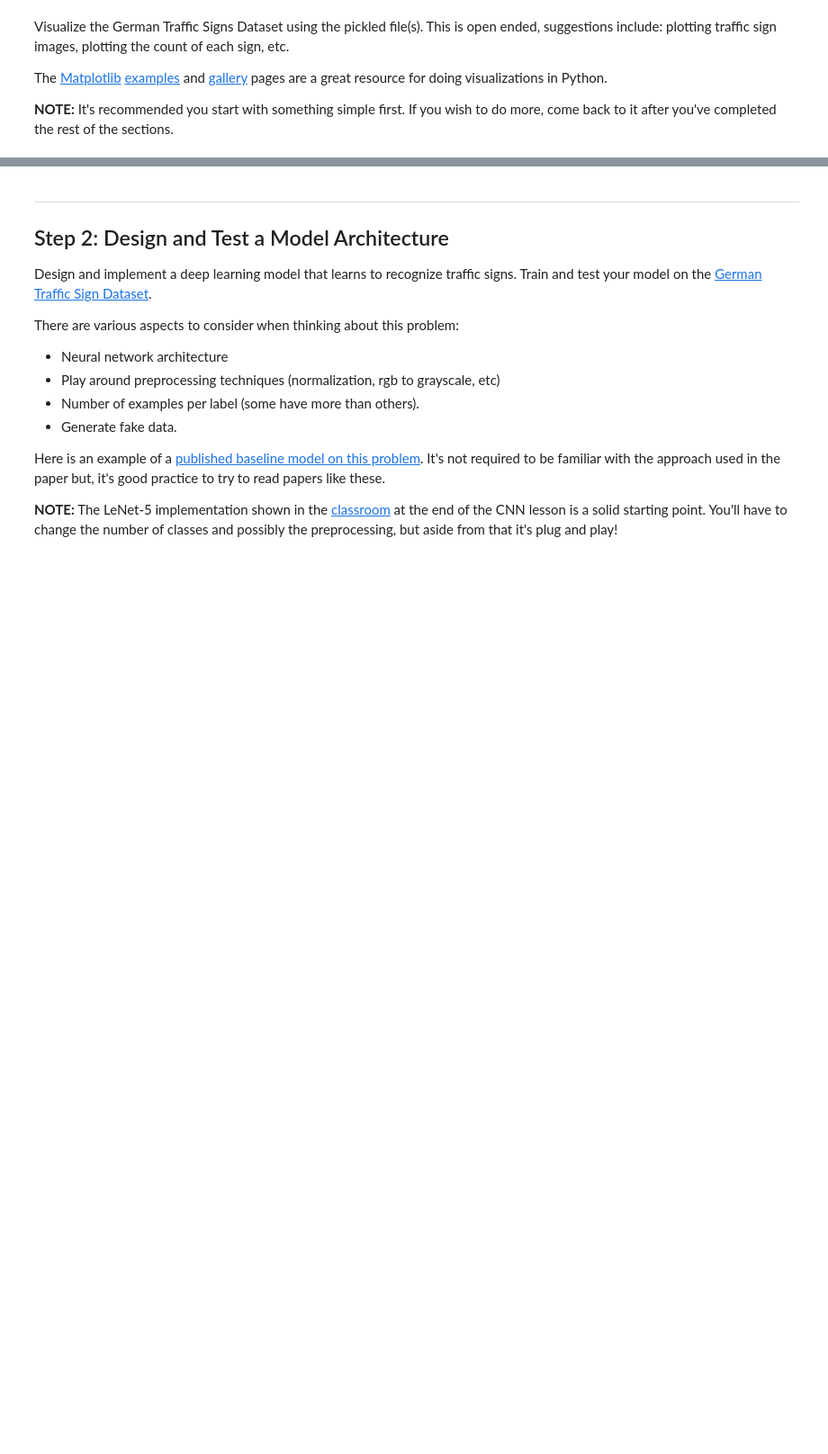
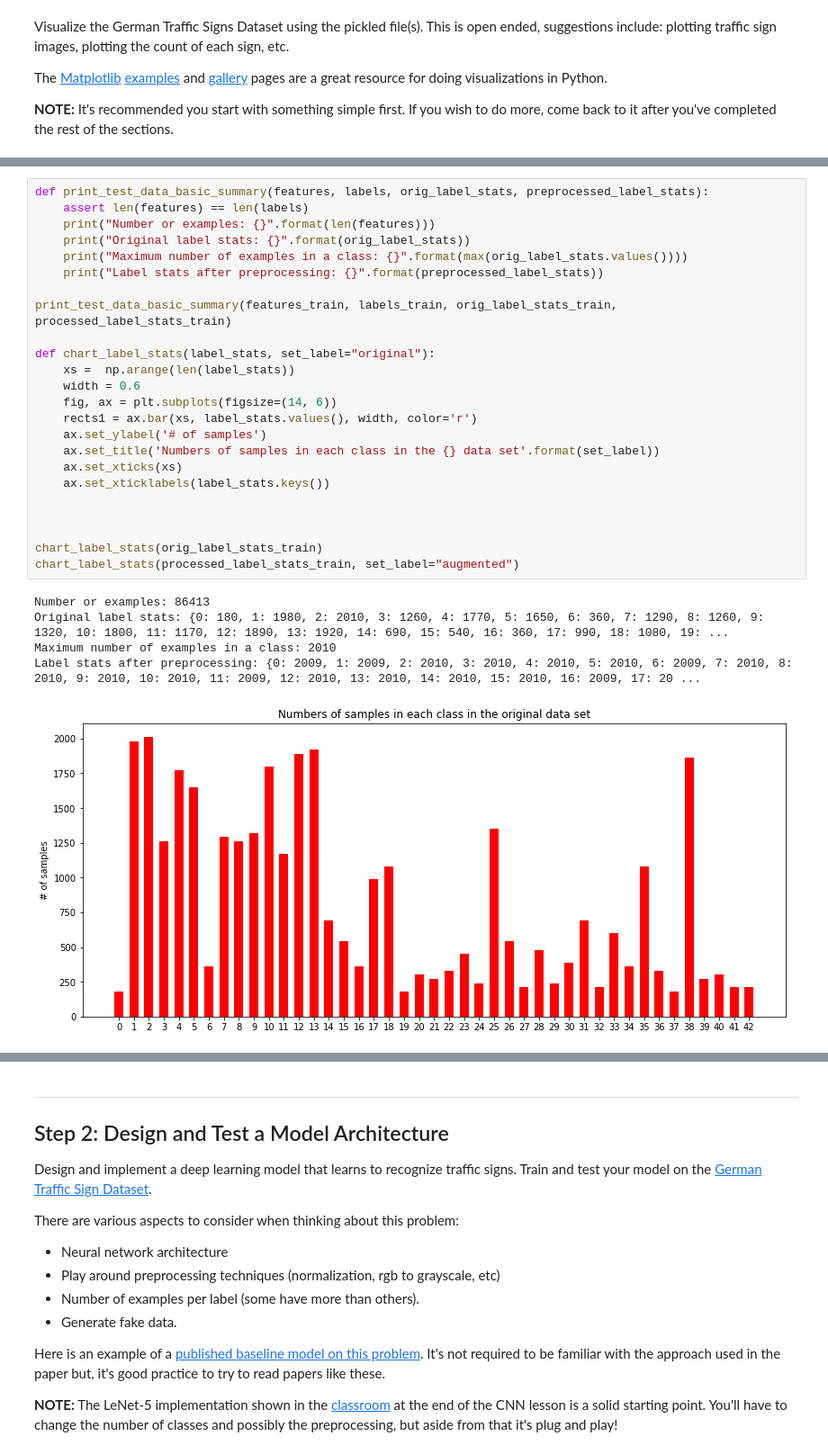
Before and after one commit to jtirila/CarND-Traffic-Sign-Classifier-Project, a Jupyter notebook: Traffic_Sign_Classifier.ipynb, the cells around one changed output, grey strips where cells are left out. Shown at 90% size. Drawn from its saved outputs; the diff is of its cells as text; blank space fills up the shorter version.

```diff
--- a/Traffic_Sign_Classifier.ipynb
+++ b/Traffic_Sign_Classifier.ipynb
@@ -92,0 +186,30 @@ import matplotlib.pyplot as plt
+# %%
+def print_test_data_basic_summary(features, labels, orig_label_stats, preprocessed_label_stats):
+    assert len(features) == len(labels)
+    print("Number or examples: {}".format(len(features)))
+    print("Original label stats: {}".format(orig_label_stats))
+    print("Maximum number of examples in a class: {}".format(max(orig_label_stats.values())))
+    print("Label stats after preprocessing: {}".format(preprocessed_label_stats))
+
+print_test_data_basic_summary(features_train, labels_train, orig_label_stats_train, processed_label_stats_train)
+
+def chart_label_stats(label_stats, set_label="original"):
+    xs =  np.arange(len(label_stats))
+    width = 0.6
+    fig, ax = plt.subplots(figsize=(14, 6))
+    rects1 = ax.bar(xs, label_stats.values(), width, color='r')
+    ax.set_ylabel('# of samples')
+    ax.set_title('Numbers of samples in each class in the {} data set'.format(set_label))
+    ax.set_xticks(xs)
+    ax.set_xticklabels(label_stats.keys())
+
+
+
+chart_label_stats(orig_label_stats_train)
+chart_label_stats(processed_label_stats_train, set_label="augmented")
+# %% [output]
+Number or examples: 86413
+Original label stats: {0: 180, 1: 1980, 2: 2010, 3: 1260, 4: 1770, 5: 1650, 6: 360, 7: 1290, 8: 1260, 9: 1320, 10: 1800, 11: 1170, 12: 1890, 13: 1920, 14: 690, 15: 540, 16: 360, 17: 990, 18: 1080, 19: ...
+Maximum number of examples in a class: 2010
+Label stats after preprocessing: {0: 2009, 1: 2009, 2: 2010, 3: 2010, 4: 2010, 5: 2010, 6: 2009, 7: 2010, 8: 2010, 9: 2010, 10: 2010, 11: 2009, 12: 2010, 13: 2010, 14: 2010, 15: 2010, 16: 2009, 17: 20 ...
+[figure, added]
```
Also changed, not shown: parts of 19 cells of this notebook, 2 other files.
